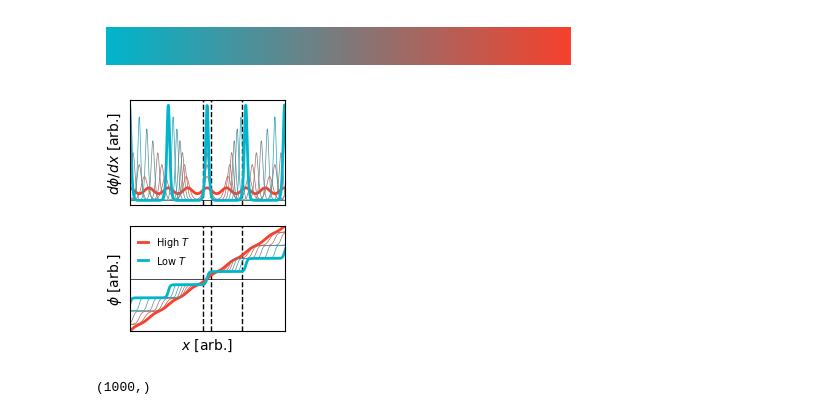
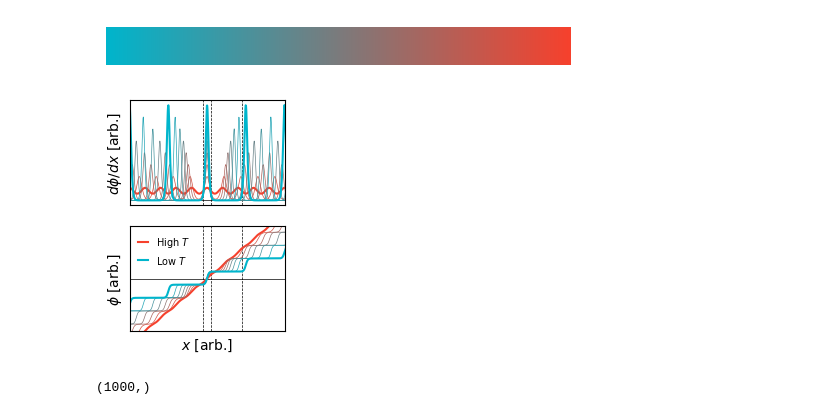
Before and after one commit to Potdooshami/2H_TaSe2_Tc_STM, a Jupyter notebook: H05_melting_schematic.ipynb, the cells around one changed output. Saved outputs shown, nothing was run; the diff lists cells and outputs as text; code cells hidden in the pictures.

```diff
--- a/H05_melting_schematic.ipynb
+++ b/H05_melting_schematic.ipynb
@@ -141,7 +141,7 @@ plt.show()
 [figure]
 # %%
 dw_density_start = 2
-dw_density_end = 4
+dw_density_end = 5
 dw_smoothness_start = 20
 dw_smoothness_end = 2.5
 num_schematics = 8
@@ -156,38 +156,38 @@ fig,ax = plt.subplots(2,1,figsize=(2,3))
 for iax in range(2):
     plt.sca(ax[iax])
     for x in xs:
-        plt.axvline(x=x, color='k', lw=1,ls='--')
+        plt.axvline(x=x, color='k', lw=.5,ls='--')
     plt.axhline(y=0, color='k', lw=.5,ls='-')
     #
     plt.xlim(-1,1)
 # plt.ylim(-2,2)
     plt.grid(True)
     for i in reversed(range(num_schematics)):
-        lw = 2 if i == 0 or i == num_schematics - 1 else .5
+        lw = 1.5 if i == 0 or i == num_schematics - 1 else .5
         label = 'Low $T$' if i == 0 else 'High $T$' if i == num_schematics - 1 else None
         phi,dlt = generate_smooth_staircase_pulse(x_domain, density=dw_density[i], sharpness=dw_smoothness[i])
         c = cmap(i/(num_schematics-1))
         if iax == 0:
             plt.plot(x_domain, dlt, c=c, lw=lw, label=label)
             plt.ylabel("$d\phi/dx$ [arb.]")
         else:
             plt.plot(x_domain, phi, c=c, lw=lw, label=label)
             plt.ylim([-4,4])
             plt.ylabel("$\phi$ [arb.]")
             plt.xlabel("$x$ [arb.]")
 
 
 ax[1].legend(fontsize=7, frameon=False, loc='upper left', handlelength=1)
 for a in ax:
     a.set_xticks([])
     a.set_yticks([])
 
 fm.id_block = 'qc'
 fm.timestamp()
 fn = fm.get_filepath('whole','svg')
 plt.savefig(fn)
 # %% [output]
-[figure, old version]
+[figure, new version]
 # %%
 x_domain.shape
 # %% [output]
```
Also changed, not shown: 1 other file.
